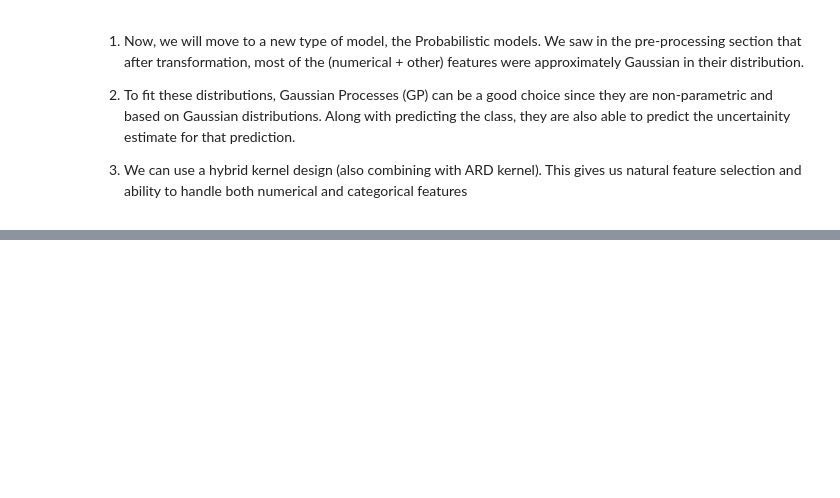
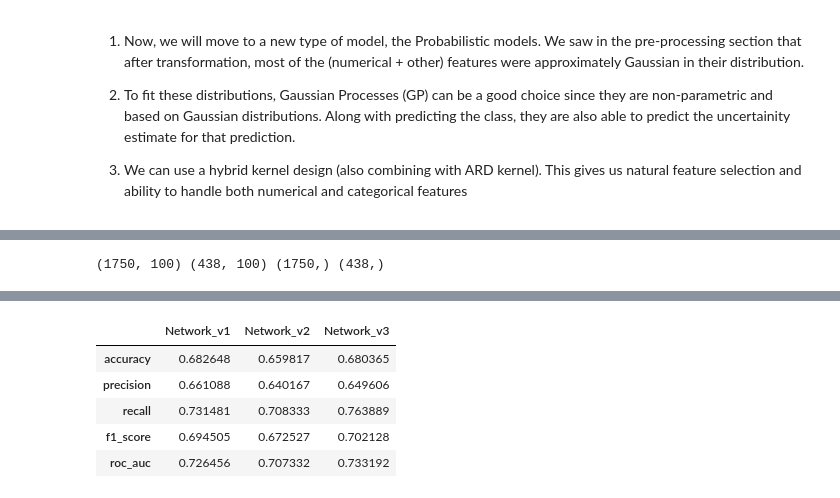
Before and after one commit to Saranyapal21/Spring_Financial, a Jupyter notebook: Notebooks/Modelling_experiments.ipynb, the cells around one changed output, grey strips where cells are left out. Saved outputs shown, nothing was run; the diff lists cells and outputs as text; code cells hidden in the pictures; blank space fills up the shorter version.

Commit message:
Model fitting experiments completed

```diff
--- a/Notebooks/Modelling_experiments.ipynb
+++ b/Notebooks/Modelling_experiments.ipynb
@@ -381,0 +617,6 @@ Running CatBoost...
+# %%
+df = final_df_qt.copy()
+X_train, X_test, y_train, y_test = train_test_split(df.drop('target', axis=1), df['target'], test_size=0.20, shuffle=True, random_state=42)
+print(X_train.shape, X_test.shape, y_train.shape, y_test.shape)
+# %% [output]
+(1750, 100) (438, 100) (1750,) (438,)
@@ -381,0 +790,29 @@ Running CatBoost...
+# %%
+from torch.optim import AdamW
+
+def run_all_models(X_train, y_train, X_test, y_test, epochs=70, batch_size=64):
+    models = [
+        ('Network_v1', Network_v1()),
+        ('Network_v2', Network_v2()),
+        ('Network_v3', Network_v3())
+    ]
+
+    results = {}
+    for name, model in models:
+        print(f"\n=== Training {name} ===")
+        optimizer = AdamW(model.parameters())
+        metrics = train_and_evaluate(
+            X_train, y_train,
+            X_test,  y_test,
+            model,
+            optimizer,
+            epochs=epochs,
+            batch_size=batch_size
+        )
+        results[name] = metrics
+
+    return results
+# %%
+results = run_all_models(X_train.values, y_train.values, X_test.values, y_test.values, epochs=70, batch_size=64)
+pd.DataFrame(results)
+# %% [output]
@@ -381,0 +836,6 @@ Running CatBoost...
+|  | Network_v1 | Network_v2 | Network_v3 |
+| accuracy | 0.682648 | 0.659817 | 0.680365 |
+| precision | 0.661088 | 0.640167 | 0.649606 |
+| recall | 0.731481 | 0.708333 | 0.763889 |
+| f1_score | 0.694505 | 0.672527 | 0.702128 |
+| roc_auc | 0.726456 | 0.707332 | 0.733192 |
```
Also changed, not shown: parts of 16 cells of this notebook, 2 other files.
